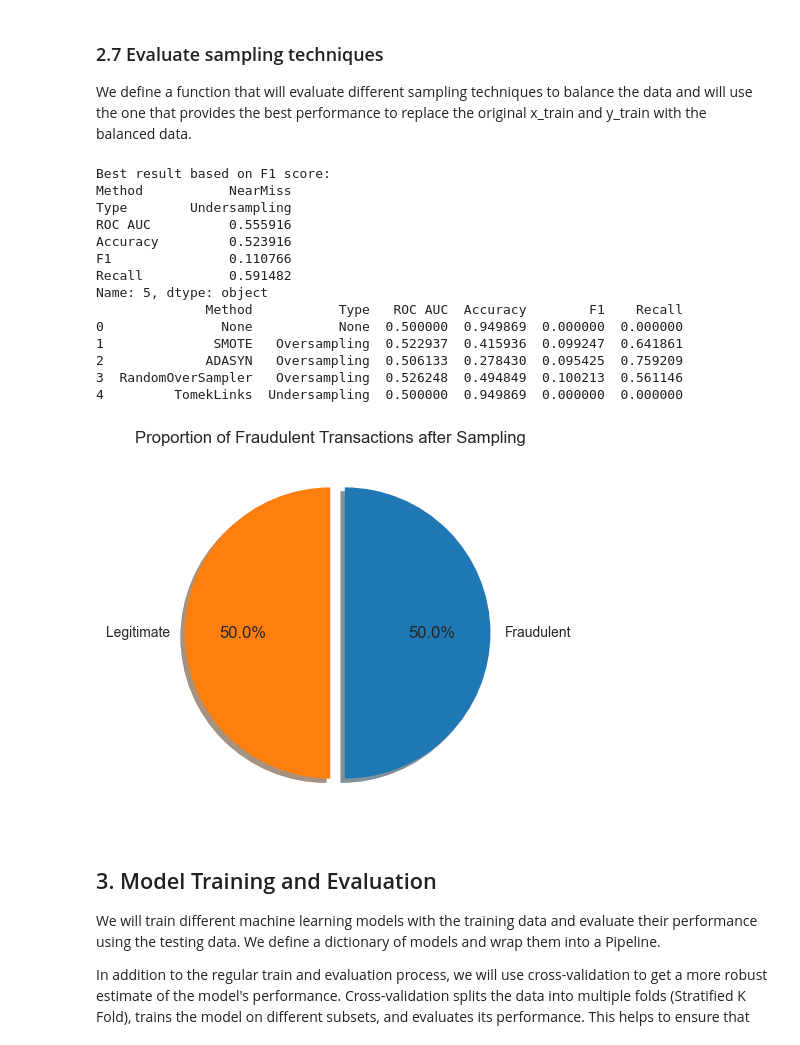
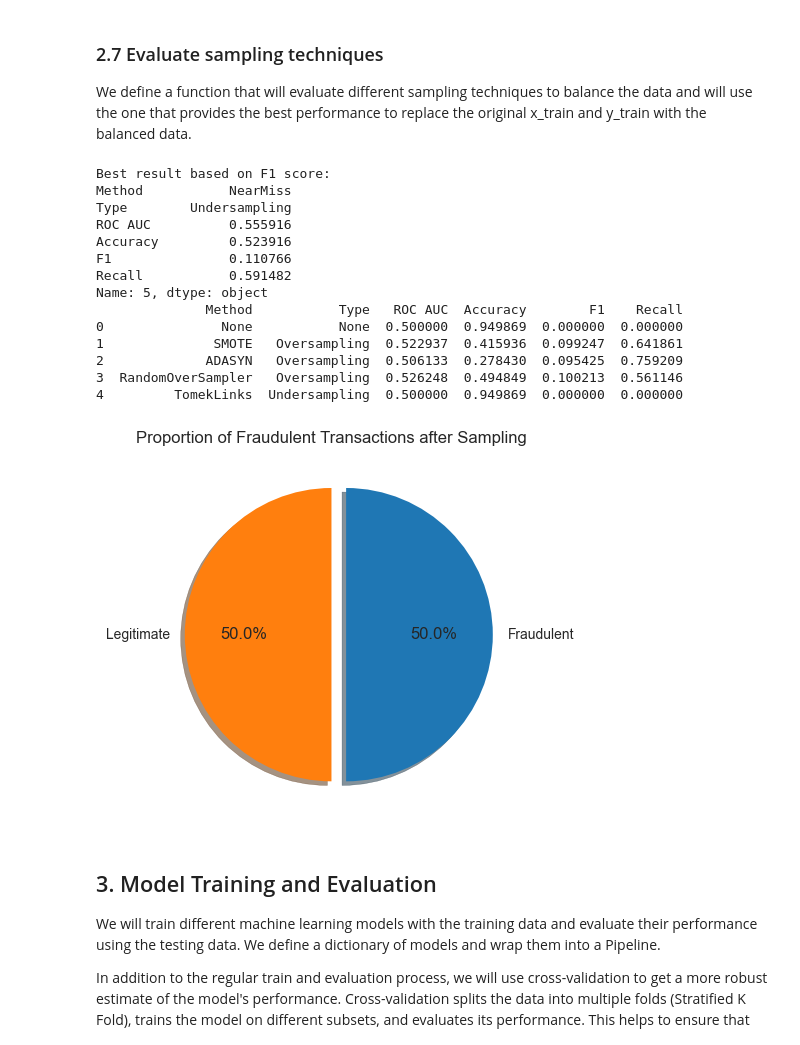
Before and after one commit to Folker19/Fraud-Detection-Prediction-Model, a Jupyter notebook: notebooks/ML_percentile_sampling.ipynb, the cells around one changed output. Drawn from its saved outputs; the diff is of its cells as text; code cells hidden in the pictures.

```diff
--- a/notebooks/ML_percentile_sampling.ipynb
+++ b/notebooks/ML_percentile_sampling.ipynb
@@ -276,10 +277,10 @@ for i in range(len(percentiles) - 1):
     mask[keep_indices] = True # update the mask to keep the selected points
 
 # apply the mask to X_train_0 to keep only 10% of the points in each percentile group
-X_train_0_sampled = X_train_0[mask]
+X_train_0_balanced = X_train_0[mask]
 
 # combine the sampled legitimate transactions with the fraudulent transactions into a DataFrame
-X_train_balanced = pd.concat([X_train_0_sampled, X_train_1])
+X_train_balanced = pd.concat([X_train_0_balanced, X_train_1])
 
 # data after sampling
 print('Data after sampling:', X_train_balanced.shape)
@@ -294,7 +295,7 @@ df_balanced = pd.concat([X_train_balanced, y_train_balanced], axis=1)
 plt.figure(figsize=(5, 5))
 fig = plt.pie(df_balanced['Is Fraudulent'].value_counts(), labels=['Legitimate', 'Fraudulent'], autopct='%1.1f%%', startangle=90, colors=['#FF7F0E', '#1F77B4'], explode=(0, 0.1), shadow=True)
 plt.tight_layout()
-plt.title('Proportion of Fraudulent Transactions after Sampling')
+plt.title('Proportion of Fraudulent Transactions after Balancing')
 
 # save the graph as an PNG file for later use in Streamlit
 dir_path = 'graphs/ML'
@@ -311,7 +312,7 @@ Data after sampling: (170990, 30)
 We define a function that will evaluate different sampling techniques to balance the data and will use the one that provides the best performance to replace the original x_train and y_train with the balanced data.
 # %%
 # define the function to evaluate the sampling techniques
-def evaluate_sampling_techniques(X_test, y_test, X_train, y_train):
+def evaluate_sampling_techniques(X_train, y_train, X_test, y_test):
 
     '''
     We define a function that evaluates different sampling techniques for a binary classification model using logistic regression
@@ -319,11 +320,10 @@ def evaluate_sampling_techniques(X_test, y_test, X_train, y_train):
     It includes oversampling, undersampling, and combinations techniques, and identifies the best result based on the F1 score.
 
     Parameters:
+    - X_train: Features of the training set.
+    - y_train: Target variable of the training set.
     - X_test: Features of the testing set.
     - y_test: Target variable of the testing set.
-    - X_train: Features of the training set.
-    - y_train: Target variable of the training set.
-    - column_transformer: Transformer for preprocessing the features.
 
     Samplings Techniques:
     - Oversampling: SMOTE, ADASYN, RandomOverSampler.
@@ -336,7 +336,7 @@ def evaluate_sampling_techniques(X_test, y_test, X_train, y_train):
     3. Evaluate each technique individually.
     4. Collect metrics (ROC AUC, accuracy, F1 score, recall) for each method.
     5. Identify and print the best result based on the F1 score.
-    6. Return the transformed X_train ,X_test , y_train , y_test using the best sampling technique.
+    6. Return the transformed X_train, y_train, X_test, y_test using the best sampling technique.
     '''
 
     # define the model
@@ -354,7 +354,7 @@ def evaluate_sampling_techniques(X_test, y_test, X_train, y_train):
         'TomekLinks': TomekLinks(),
         'NearMiss': NearMiss(),
         'RandomUnderSampler': RandomUnderSampler(),
-        'EditedNearestNeighbour': EditedNearestNeighbours(n_neighbors=3)
+        'EditedNearestNeighbours': EditedNearestNeighbours(n_neighbors=3)
     }
 
     # define combine-sampling techniques
@@ -440,37 +440,40 @@ def evaluate_sampling_techniques(X_test, y_test, X_train, y_train):
     print(results_df.head())
 
     if best_sampler is not None:
         X_train_resampled, y_train_resampled = best_sampler.fit_resample(X_train, y_train)
     else:
         X_train_resampled, y_train_resampled = X_train, y_train
 
     return X_train_resampled, y_train_resampled, X_test, y_test
 
 # evaluate the sampling techniques
-X_train_balanced, y_train_balanced, X_test, y_test = evaluate_sampling_techniques(X_test, y_test, X_train_balanced, y_train_balanced)
+X_train_resampled, y_train_resampled, X_test_resampled, y_test_resampled = evaluate_sampling_techniques(X_train_balanced, y_train_balanced, X_test, y_test)
+
+# combine the sampled features with the target variable
+df_sampled = pd.concat([X_train_resampled, y_train_resampled], axis=1)
 
 # show the new distribution of the target variable after sampling
-plt.figure(figsize=(6, 4))
-fig = plt.pie(y_train_balanced.value_counts(), labels=['Legitimate', 'Fraudulent'], autopct='%1.1f%%', startangle=90 , colors = ['#FF7F0E', '#1F77B4'], explode=(0, 0.1) ,shadow=True)
+plt.figure(figsize=(5, 5))
+fig = plt.pie(df_sampled['Is Fraudulent'].value_counts(), labels=['Legitimate', 'Fraudulent'], autopct='%1.1f%%', startangle=90, colors=['#FF7F0E', '#1F77B4'], explode=(0, 0.1), shadow=True)
 plt.tight_layout() # set the size of the graph
 plt.title('Proportion of Fraudulent Transactions after Sampling')
 plt.show()
 # %% [output]
 Best result based on F1 score:
 Method           NearMiss
 Type        Undersampling
 ROC AUC          0.555916
 Accuracy         0.523916
 F1               0.110766
 Recall           0.591482
 Name: 5, dtype: object
               Method           Type   ROC AUC  Accuracy        F1    Recall
 0               None           None  0.500000  0.949869  0.000000  0.000000
 1              SMOTE   Oversampling  0.522937  0.415936  0.099247  0.641861
 2             ADASYN   Oversampling  0.506133  0.278430  0.095425  0.759209
 3  RandomOverSampler   Oversampling  0.526248  0.494849  0.100213  0.561146
 4         TomekLinks  Undersampling  0.500000  0.949869  0.000000  0.000000
-[figure, old version]
+[figure, new version]
 # %% [markdown]
 ## 3. Model Training and Evaluation
 We will train different machine learning models with the training data and evaluate their performance using the testing data. We define a dictionary of models and wrap them into a Pipeline.
```
Also changed, not shown: parts of 9 cells of this notebook, 18 other files.
